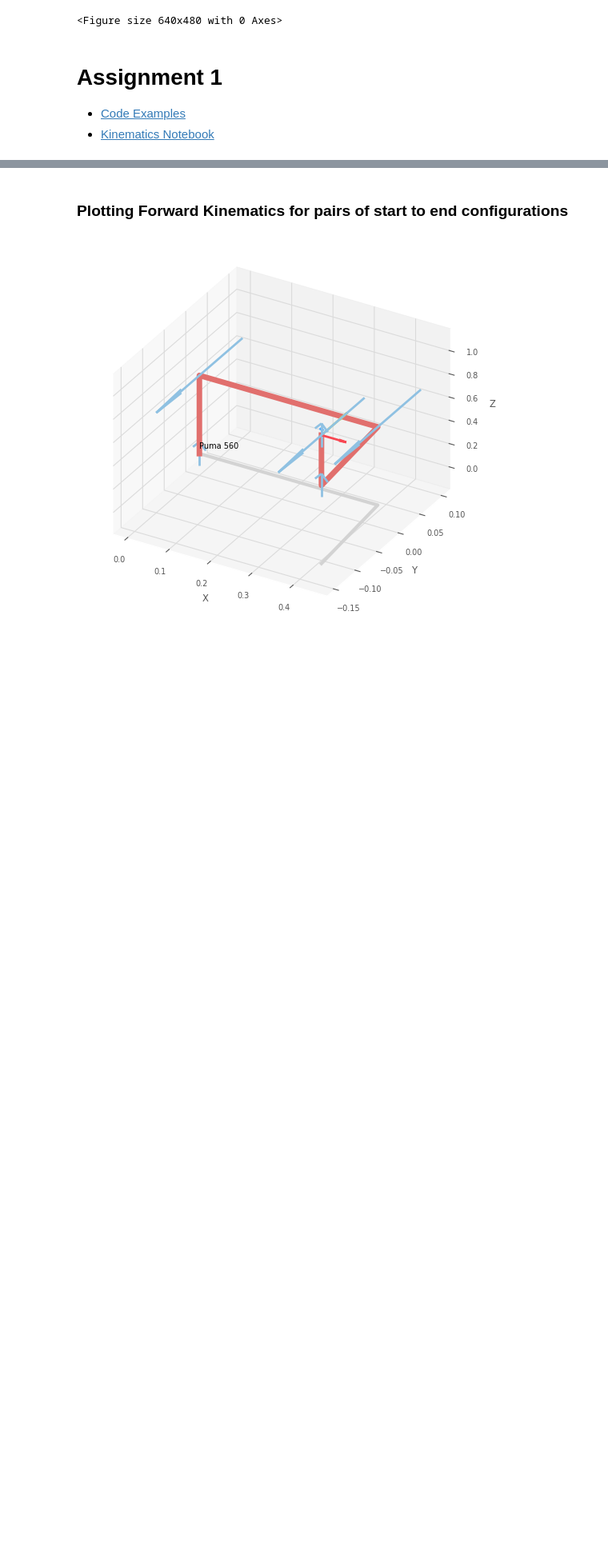
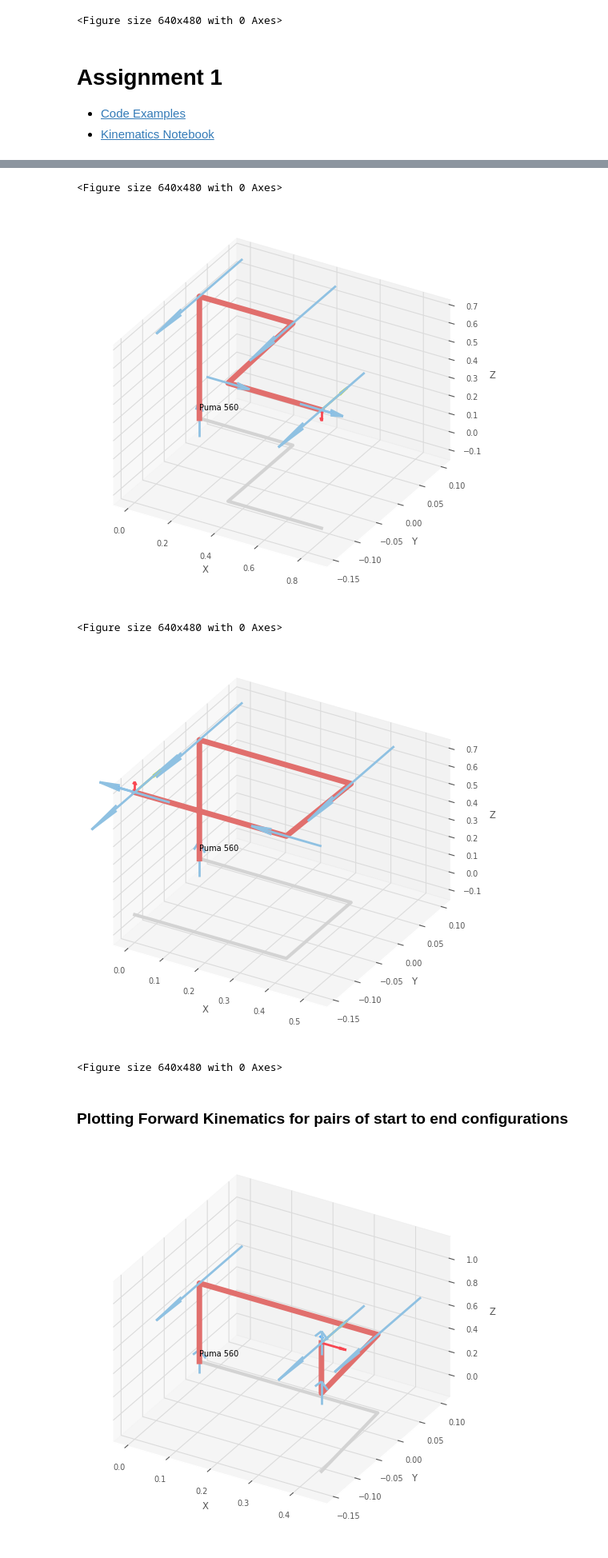
Before and after one commit to mtalirfan/ME-489-MATLAB-Manipulator, a Jupyter notebook: Puma560.ipynb, the cells around one changed output, grey strips where cells are left out. Shown at 80% size. Cells and saved outputs as stored; diff of their text form; code cells hidden in the pictures; blank space fills up the shorter version.

```diff
--- a/Puma560.ipynb
+++ b/Puma560.ipynb
@@ -287,0 +336,5 @@ Forward Kinematics for configuration:
+# %%
+for config in singularity_list:
+    qt = rtb.tools.trajectory.jtraj(eval(f"puma560.{config}"), eval(f"{config}_singu"), 50)
+    puma560.plot(qt.q, backend="pyplot", movie=f'Media/Puma560 {config} Singularity.gif')
+# %% [output]
@@ -288,3 +342,8 @@ Forward Kinematics for configuration:
+<Figure size 640x480 with 0 Axes>
+[figure, added]
+<Figure size 640x480 with 0 Axes>
+[figure, added]
+<Figure size 640x480 with 0 Axes>
 # %% [markdown]
 ### Plotting Forward Kinematics for pairs of start to end configurations
 # %%
```
Also changed, not shown: parts of 25 cells of this notebook, 24 other files.
